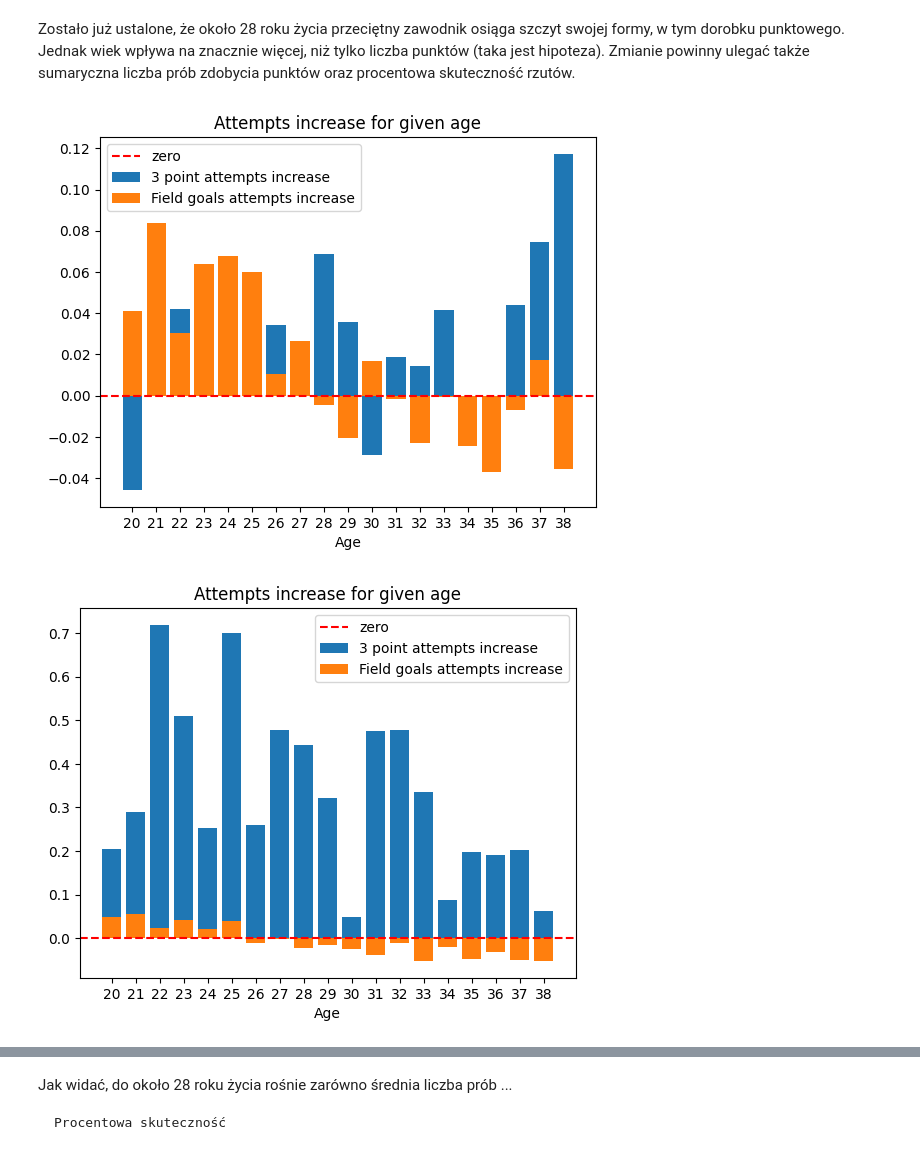
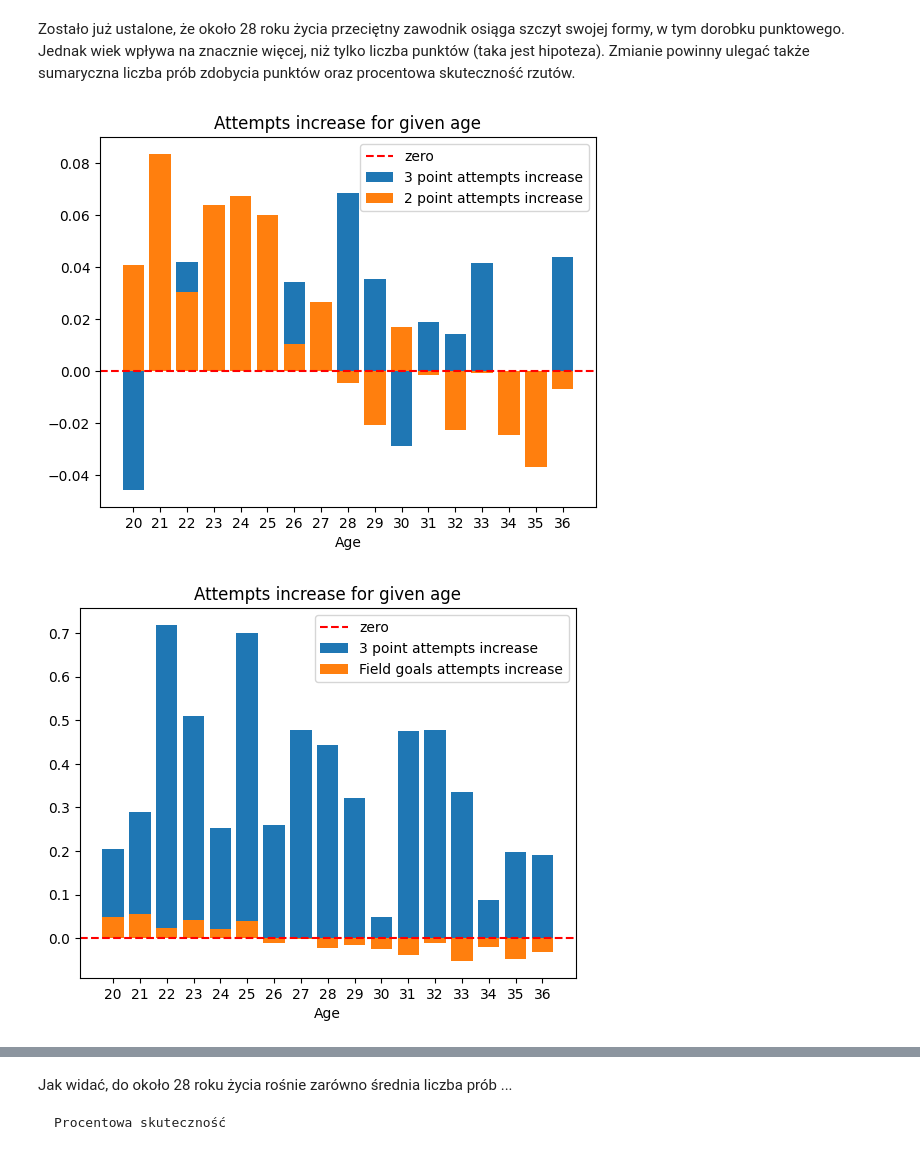
Before and after one commit to Marcin27141/NbaDataAnalysis, a Jupyter notebook: MultipleSeasons.ipynb, the cells around one changed output, grey strips where cells are left out. Cells and saved outputs as stored; diff of their text form; code cells hidden in the pictures.

```diff
--- a/MultipleSeasons.ipynb
+++ b/MultipleSeasons.ipynb
@@ -149,7 +159,7 @@ display(all_seasons_per_minute)
 # %% [markdown]
 Przy opracowywaniu wyników komórki będą korzystać z poniżej funkcji get_normalized_dataframe, aby zwiększyć wiarygodność wyników. Funkcja usuwa z ramki danych kolumny, w których liczba wartości NaN jest mniejsza od określonego minimum.
 # %%
-def get_normalized_dataframe(dframe, minimum = 50):
+def get_normalized_dataframe(dframe, minimum = 100):
     mask = dframe.count() <= minimum
     return dframe.drop(columns=dframe.columns[mask])
 # %% [markdown]
@@ -609,29 +614,29 @@ Zostało już ustalone, że około 28 roku życia przeciętny zawodnik osiąga s
 # %%
 fig, ax = plt.subplots()
 
 _3pts_attempts_to_age = pd.pivot_table(all_seasons_per_minute, values='3PA', index='Player', columns='Age')
 _3pts_attempts_to_age = get_normalized_dataframe(_3pts_attempts_to_age)
 _3pts_attempts_to_age_increase = _3pts_attempts_to_age.iloc[:, 1:].div(_3pts_attempts_to_age.shift(axis=1).iloc[:, 1:])
 _3pts_attempts_to_age_increase = _3pts_attempts_to_age_increase.replace([np.inf, -np.inf], np.nan).mean() - 1
 
 _field_goals_attempts_to_age = pd.pivot_table(all_seasons_per_minute, values='FGA', index='Player', columns='Age')
 _field_goals_attempts_to_age = get_normalized_dataframe(_field_goals_attempts_to_age)
 _2pts_attempts_to_age = _field_goals_attempts_to_age - _3pts_attempts_to_age
 _2pts_attempts_to_age_increase = _2pts_attempts_to_age.iloc[:, 1:].div(_2pts_attempts_to_age.shift(axis=1).iloc[:, 1:])
 _2pts_attempts_to_age_increase = _2pts_attempts_to_age_increase.replace([np.inf, -np.inf], np.nan).mean() - 1
 
 ax.bar(_3pts_attempts_to_age_increase.index, _3pts_attempts_to_age_increase.values, label='3 point attempts increase')
-ax.bar(_2pts_attempts_to_age_increase.index, _2pts_attempts_to_age_increase.values, label='Field goals attempts increase')
+ax.bar(_2pts_attempts_to_age_increase.index, _2pts_attempts_to_age_increase.values, label='2 point attempts increase')
 
 ax.set_title('Attempts increase for given age')
 ax.set_xlabel('Age')
 #ax.axvline(28.5, color='gray', linestyle='--', alpha=0.5)
 ax.axhline(0, color='red', linestyle='--', label='zero', alpha=1)
 plt.xticks(_3pts_attempts_to_age_increase.index)
 plt.legend()
 plt.show()
 # %% [output]
-[figure, old version]
+[figure, new version]
 # %%
 fig, ax = plt.subplots()
 
@@ -660,7 +665,7 @@ plt.xticks(_3pts_attempts_to_age_increase.index)
 plt.legend()
 plt.show()
 # %% [output]
-[figure, old version]
+[figure, new version]
 # %%
 fig, ax = plt.subplots()
 
```
Also changed, not shown: parts of 43 cells of this notebook.
